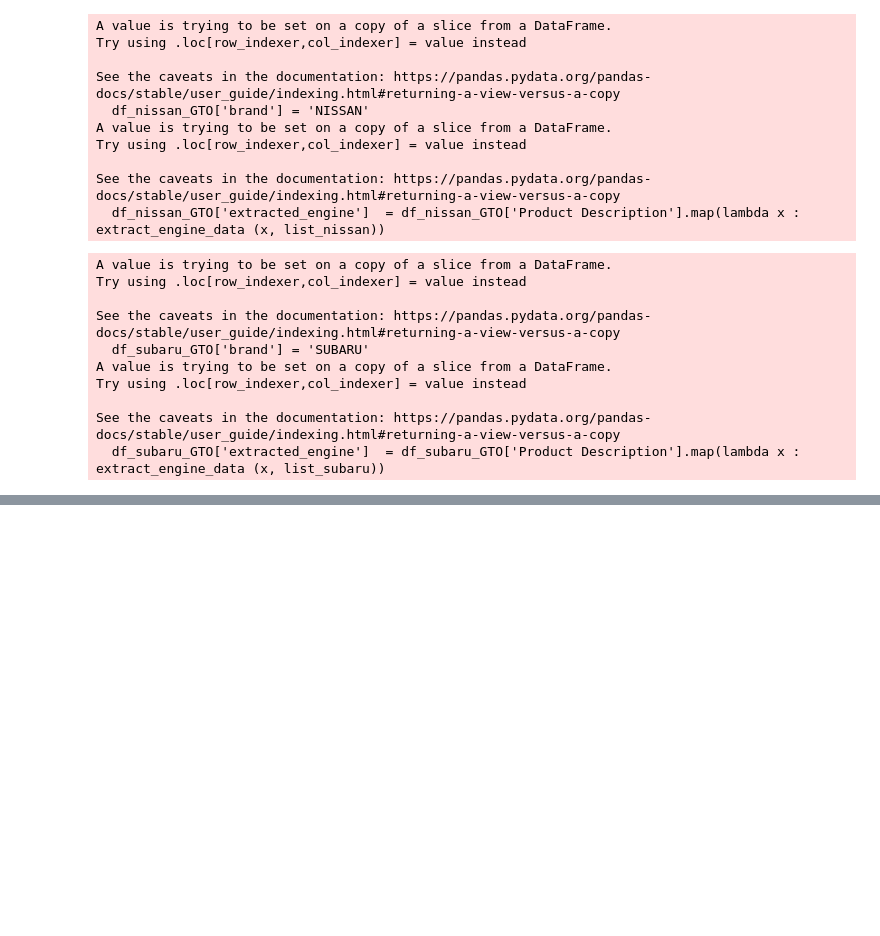
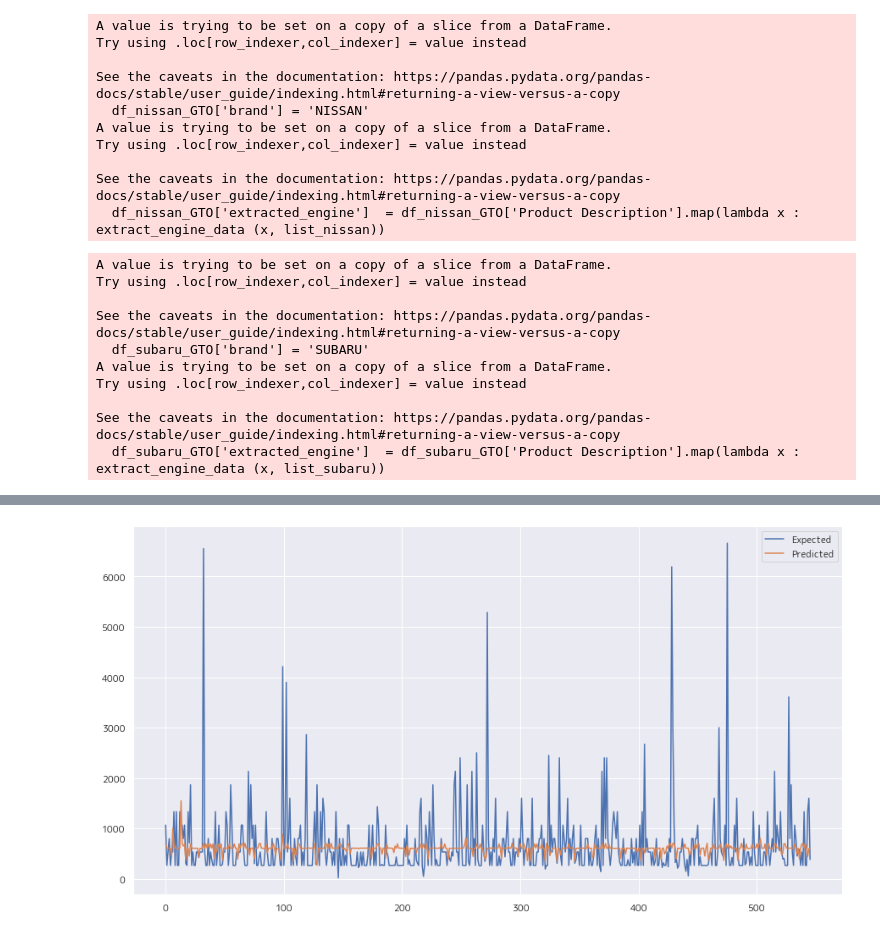
Before and after one commit to vutuanlinh2661998/KAIHO, a Jupyter notebook: GTO_Prediction.ipynb, the cells around one changed output, grey strips where cells are left out. Saved outputs shown, nothing was run; the diff lists cells and outputs as text; code cells hidden in the pictures; blank space fills up the shorter version.

```diff
--- a/GTO_Prediction.ipynb
+++ b/GTO_Prediction.ipynb
@@ -275,0 +599,22 @@ def get_engine_family (name_engine):
+# %%
+# values = pd.DataFrame(em_series.values)
+# dataframe = pd.concat([values.shift(1), values], axis=1)
+# dataframe.columns = ['t-1', 't']
+# dataframe.dropna(inplace= True)
+# target = dataframe.iloc[:,1]
+# data = dataframe.iloc[:,:-1]
+dataset = series_to_supervised(np.expand_dims(em_series.values,axis=1), n_in=1)
+data  = dataset[:,:-1]
+target = dataset[:,-1]
+# %%
+# split into train and test sets
+train_X,test_X, train_y,test_y  = train_test_split(data, target, test_size = 0.1)
+# model = XGBRegressor(objective='reg:squarederror', n_estimators=1000)
+# model = XGBRegressor()
+model = LGBMRegressor()
+model.fit(train_X, train_y)
+yhat = model.predict(test_X)
+rmse = mean_squared_error(test_y, yhat,squared=False)
+mape = mean_absolute_percentage_error(test_y, yhat)
+print('Test RMSE: %.3f' % rmse)
+print('Test MAPE: %.3f' % mape)
@@ -275,0 +657,8 @@ def get_engine_family (name_engine):
+# %%
+plt.figure(figsize=(15,8))
+plt.plot(test_y, label='Expected')
+plt.plot(yhat, label='Predicted')
+plt.legend()
+plt.show()
+# %% [output]
+[figure, added]
```
Also changed, not shown: parts of 78 cells of this notebook, 3 other files.
